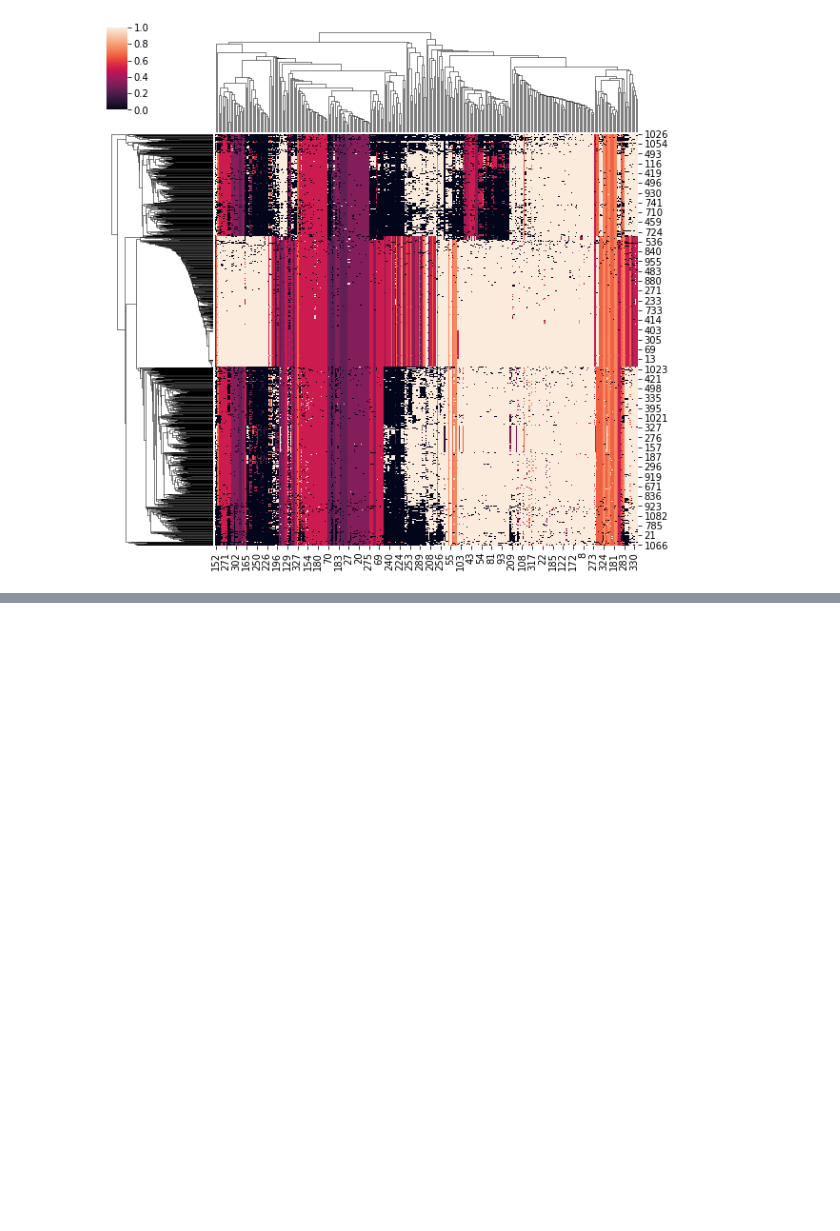
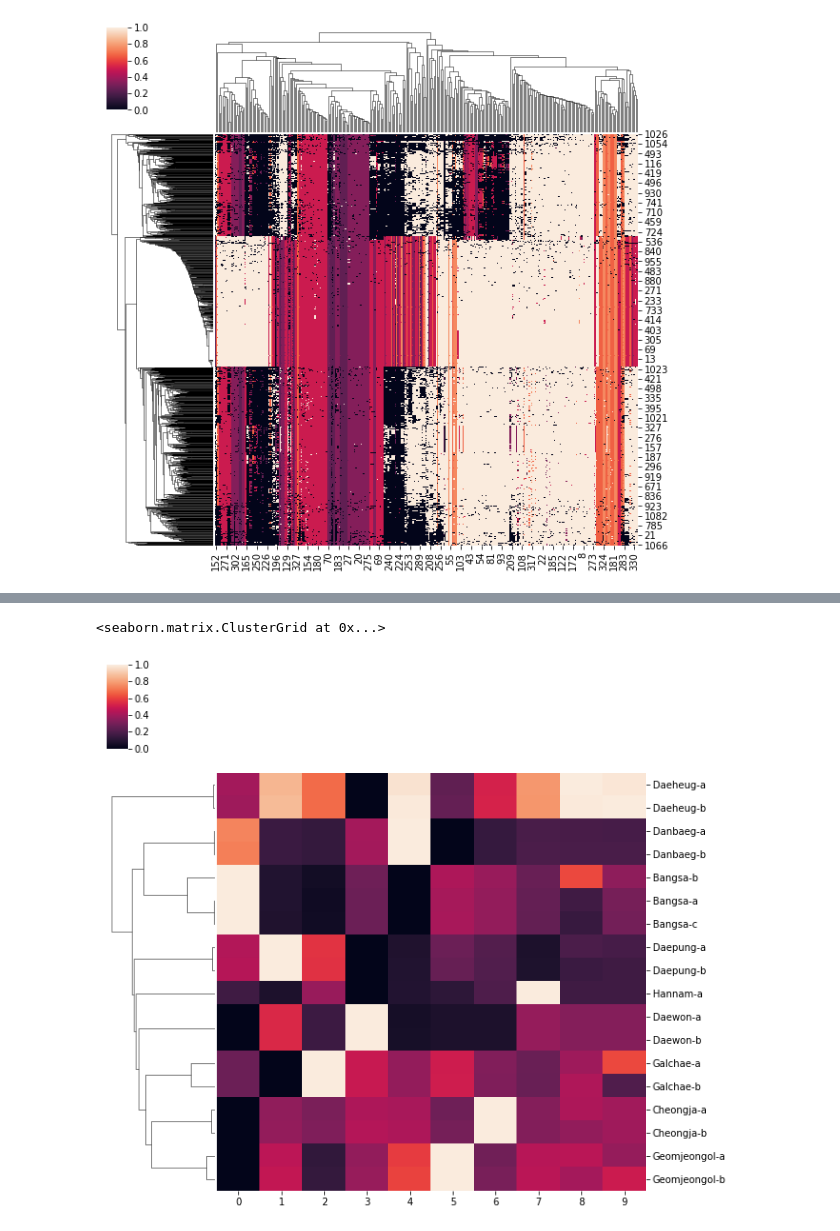
Before and after one commit to k821209/biobigdata, a Jupyter notebook: 6. Genome.ipynb, the cells around one changed output, grey strips where cells are left out. Saved outputs shown, nothing was run; the diff lists cells and outputs as text; code cells hidden in the pictures; blank space fills up the shorter version.

```diff
--- a/6. Genome.ipynb
+++ b/6. Genome.ipynb
@@ -96,0 +131,4 @@ sb.clustermap(dna_num,standard_scale=1)
+# %%
+pca = PCA(n_components=10)
+# %%
+data_sample_pca = pca.fit_transform(data_sample)
@@ -96,0 +139,4 @@ sb.clustermap(dna_num,standard_scale=1)
+# %%
+y = df_soy.columns[2:]
+# %%
+df_soy_num = pd.DataFrame(data=data_sample_pca,index=y)
@@ -96,0 +152,5 @@ sb.clustermap(dna_num,standard_scale=1)
+# %%
+sb.clustermap(df_soy_num,standard_scale=0,col_cluster=False)
+# %% [output]
+<seaborn.matrix.ClusterGrid at 0x...>
+[figure, added]
```
Also changed, not shown: parts of 13 cells of this notebook.
